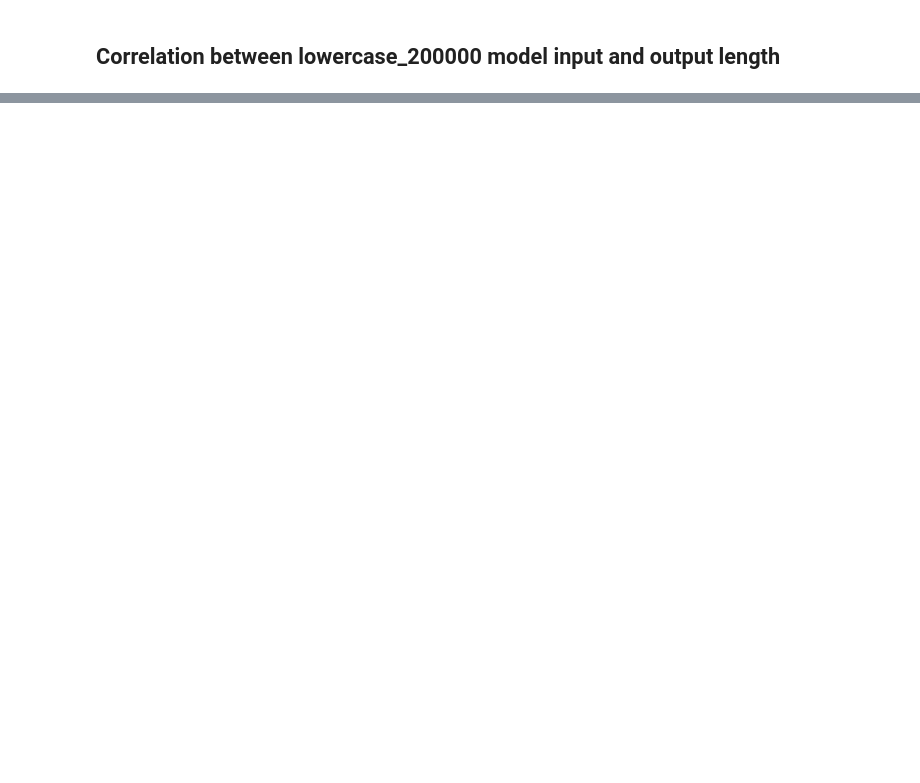
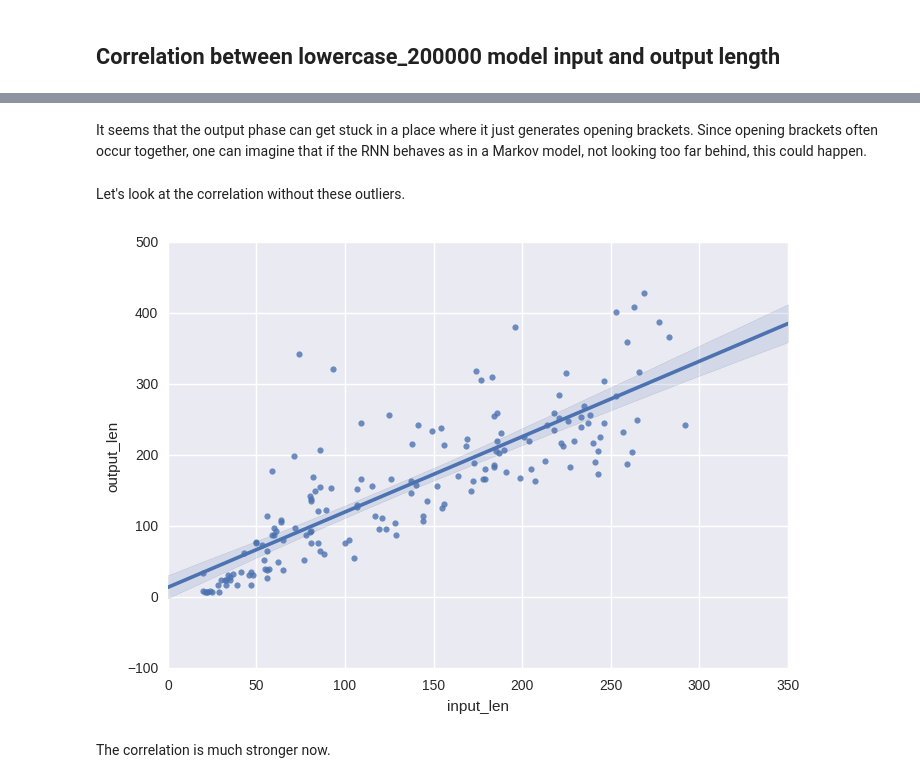
Before and after one commit to hugomailhot/LIN205A, a Jupyter notebook: notebooks/lowercase_200000 model output length correlation.ipynb, the cells around one changed output, grey strips where cells are left out. Saved outputs shown, nothing was run; the diff lists cells and outputs as text; code cells hidden in the pictures; blank space fills up the shorter version.

```diff
--- a/notebooks/lowercase_200000 model output length correlation.ipynb
+++ b/notebooks/lowercase_200000 model output length correlation.ipynb
@@ -43,0 +26,2 @@ I honestly have no idea why the model went crazy like that
+# %%
+outliers = [i for i,l in enumerate(output_len) if l > 450]
@@ -43,0 +48,3 @@ I honestly have no idea why the model went crazy like that
+# %%
+for i in outliers:
+    print(output[i])
@@ -43,0 +69,16 @@ I honestly have no idea why the model went crazy like that
+# %% [markdown]
+It seems that the output phase can get stuck in a place where it just generates opening brackets. Since opening brackets often occur together, one can imagine that if the RNN behaves as in a Markov model, not looking too far behind, this could happen.
+# %% [markdown]
+Let's look at the correlation without these outliers.
+# %%
+outliers = set(outliers)
+no_outlier_output_len = [x for i, x in enumerate(output_len) if i not in outliers]
+no_outlier_input_len = [x for i, x in enumerate(input_len) if i not in outliers]
+no_outlier_data = pd.DataFrame({'input_len': no_outlier_input_len, 'output_len': no_outlier_output_len})
+# %%
+sns.regplot(x="input_len", y="output_len", data=no_outlier_data)
+sns.plt.show()
+# %% [output]
+[figure, added]
+# %% [markdown]
+The correlation is much stronger now.
```
Also changed, not shown: parts of 13 cells of this notebook.
